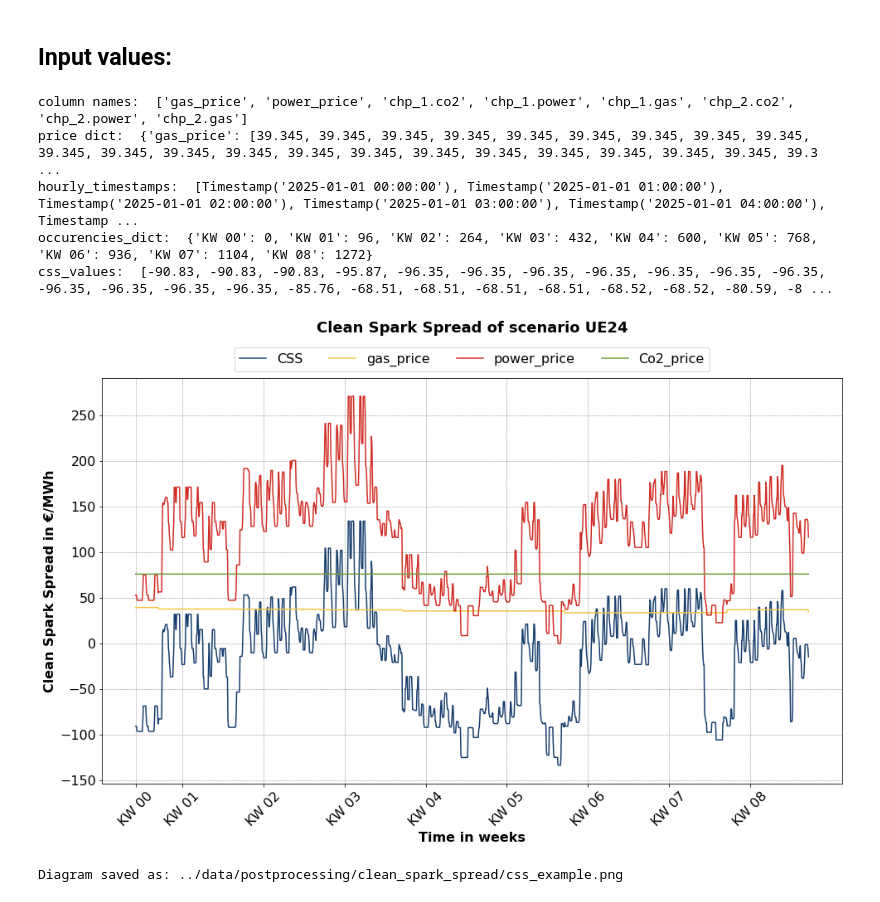
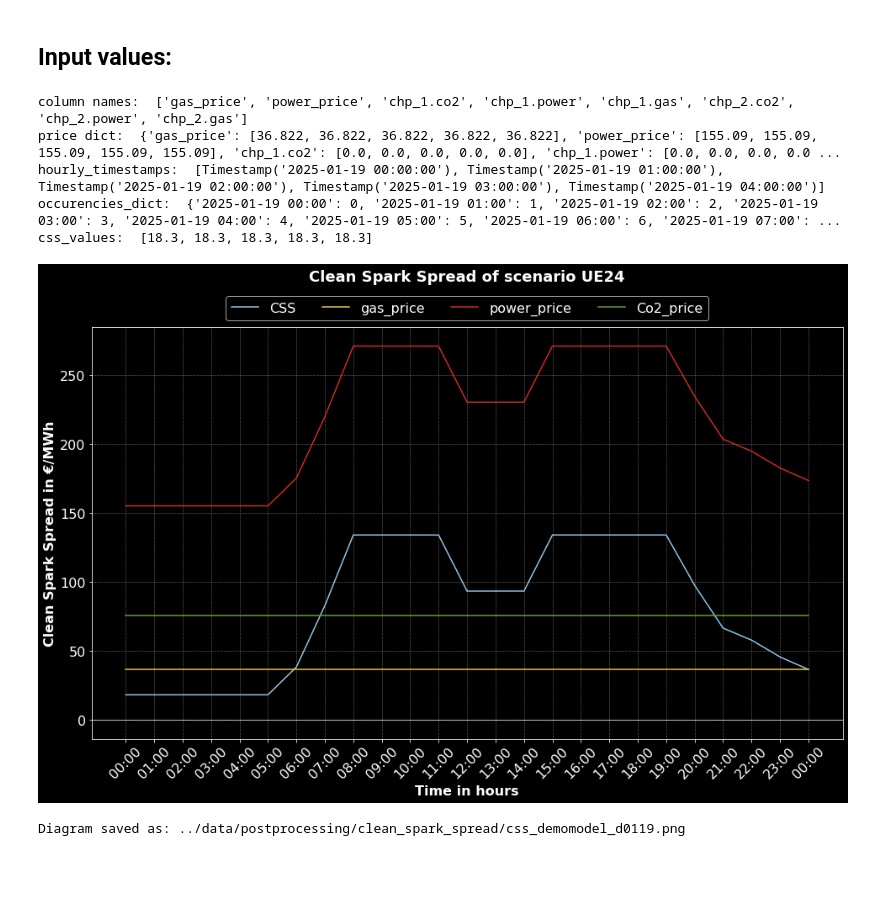
Before and after one commit to HTWK-Interconnected-Energy-Systems/BURN4H2, a Jupyter notebook: postprocessing/clean_spark_spread.ipynb, the cells around one changed output. Saved outputs shown, nothing was run; the diff lists cells and outputs as text; code cells hidden in the pictures; blank space fills up the shorter version.

```diff
--- a/postprocessing/clean_spark_spread.ipynb
+++ b/postprocessing/clean_spark_spread.ipynb
@@ -308,7 +308,7 @@ def calculate_css(
         _type_: _description_
     """
     if key_gas_price not in price_dict or key_electr_price not in price_dict:
-        raise KeyError(f"Keys {key_gas_price} oder {key_electr_price} fehlen im Dictionary")
+        raise KeyError(f"[calculate_css] Keys {key_gas_price} oder {key_electr_price} fehlen im Dictionary")
 
     # print("P_co2: ", P_co2)
     # print("eta_el: ", eta_el)
@@ -334,21 +334,24 @@ def plot_css(
     x_axis_occurencies: dict,
     title_size: str,
     fontsize: str,
-    color_of_line: tuple,
+    colors_dict: dict,
     other_cost_data: dict,
     key_gas_price: str,
     key_power_price: str,
     P_Co2: float
 ):
 
+    labels = list(colors_dict.keys())
     # plotte CSS, Gas_price, Strompreis:
-    fig, ax = plt.subplots(figsize=(16, 9), facecolor="white")
-    ax.plot(x_values, y_values, marker=None, linestyle='-', label="CSS", color=color_of_line)
-    ax.plot(x_values, other_cost_data[key_gas_price], linestyle='-', label=key_gas_price, color=(0.9607843137,0.768627451,0.262745098,1.0))
-    ax.plot(x_values, other_cost_data[key_power_price], linestyle='-', label=key_power_price, color=(0.8156862745,0.1725490196,0.1411764706,1.0))
-    # Füge die Konstante auch als Liste ein:
+    plt.style.use('dark_background') # dark Layout for slides
+    fig, ax = plt.subplots(figsize=(16, 9), facecolor="black")
+    ax.plot(x_values, y_values, marker=None, linestyle='-', label=labels[3], color=colors_dict[labels[3]])
+    ax.plot(x_values, other_cost_data[key_gas_price], linestyle='-', label=key_gas_price, color=colors_dict[key_gas_price])
+    ax.plot(x_values, other_cost_data[key_power_price], linestyle='-', label=key_power_price, color=colors_dict[key_power_price])
+
+    # given constant, needs to be integrated as list
     repeated_list = [P_Co2 for _ in range(len(x_values))]
-    ax.plot(x_values, repeated_list, linestyle='-', label='Co2_price', color=(0.4431372549, 0.6117647059,0.2352941176,1.0))
+    ax.plot(x_values, repeated_list, linestyle='-', label=labels[2], color=colors_dict[labels[2]])
 
     # Bedingung, damit mehr als 1x 0 bis 24 h angezeigt werden können.
     if granularity == 'hour':
@@ -366,6 +369,7 @@ def plot_css(
         )
 
     # Setze Titel der Achsen.
+    ax.axhline(y=0, color='white', linewidth=0.7, linestyle='-')
     ax.set_xlabel(f"Time in {granularity}s", fontsize=fontsize, fontweight='bold')
     ax.set_ylabel("Clean Spark Spread in €/MWh", fontsize=fontsize, fontweight='bold')
     ax.set_title("Clean Spark Spread of scenario UE24", fontsize=title_size, fontweight='bold', y=1.1)
@@ -414,7 +418,7 @@ def save_plot(
         output_file,
         format=format,
         dpi=dpi,
-        facecolor="white",
+        facecolor="black",
         transparent=False
         )
     plt.show()
@@ -471,51 +501,53 @@ if __name__ == "__main__":
     key_gas_price = key_gas_price,
     key_power_price = key_power_price
     )
-    print("price dict: ", price_dict)
+
+    trimmed_price_dict = {key: value[:5] for key, value in price_dict.items()}
+    print("price dict: ", trimmed_price_dict)
 
     hourly_timestamps, occurencies_dict = get_time_data_for_plot(
         time_filtered_df=df_with_time,
         granularity=granularity
     )
 
-    print("hourly_timestamps: ", hourly_timestamps)
+    print("hourly_timestamps: ", hourly_timestamps[:5])
     print("occurencies_dict: ", occurencies_dict)
 
     css_values = calculate_css(
     price_dict = price_dict,
     key_gas_price = key_gas_price,
     key_electr_price = key_power_price,
     P_co2=P_CO2,
     eta_el = ETA_EL,
     alpha = ALPHA,
     beta = BETA)
 
-    print("css_values: ", css_values)
+    print("css_values: ", css_values[:5])
 
     fig = plot_css(
     y_values = css_values,
     x_values = hourly_timestamps,
     granularity = granularity,
     x_axis_occurencies =occurencies_dict,
     title_size=title_size,
     fontsize = fontsize,
-    color_of_line = color_of_line,
+    colors_dict = colors_dict,
     other_cost_data = price_dict,
     key_gas_price = key_gas_price,
     key_power_price = key_power_price,
     P_Co2 = P_CO2
     )
 
 save_plot(
         fig=fig,
         output_path=OUTPUT_PATH,
         filename=filename
     )
 # %% [output]
 column names:  ['gas_price', 'power_price', 'chp_1.co2', 'chp_1.power', 'chp_1.gas', 'chp_2.co2', 'chp_2.power', 'chp_2.gas']
-price dict:  {'gas_price': [39.345, 39.345, 39.345, 39.345, 39.345, 39.345, 39.345, 39.345, 39.345, 39.345, 39.345, 39.345, 39.345, 39.345, 39.345, 39.345, 39.345, 39.345, 39.345, 39.345, 39.345, 39.3 ...
-hourly_timestamps:  [Timestamp('2025-01-01 00:00:00'), Timestamp('2025-01-01 01:00:00'), Timestamp('2025-01-01 02:00:00'), Timestamp('2025-01-01 03:00:00'), Timestamp('2025-01-01 04:00:00'), Timestamp ...
-occurencies_dict:  {'KW 00': 0, 'KW 01': 96, 'KW 02': 264, 'KW 03': 432, 'KW 04': 600, 'KW 05': 768, 'KW 06': 936, 'KW 07': 1104, 'KW 08': 1272}
-css_values:  [-90.83, -90.83, -90.83, -95.87, -96.35, -96.35, -96.35, -96.35, -96.35, -96.35, -96.35, -96.35, -96.35, -96.35, -96.35, -85.76, -68.51, -68.51, -68.51, -68.51, -68.52, -68.52, -80.59, -8 ...
+price dict:  {'gas_price': [36.822, 36.822, 36.822, 36.822, 36.822], 'power_price': [155.09, 155.09, 155.09, 155.09, 155.09], 'chp_1.co2': [0.0, 0.0, 0.0, 0.0, 0.0], 'chp_1.power': [0.0, 0.0, 0.0, 0.0 ...
+hourly_timestamps:  [Timestamp('2025-01-19 00:00:00'), Timestamp('2025-01-19 01:00:00'), Timestamp('2025-01-19 02:00:00'), Timestamp('2025-01-19 03:00:00'), Timestamp('2025-01-19 04:00:00')]
+occurencies_dict:  {'2025-01-19 00:00': 0, '2025-01-19 01:00': 1, '2025-01-19 02:00': 2, '2025-01-19 03:00': 3, '2025-01-19 04:00': 4, '2025-01-19 05:00': 5, '2025-01-19 06:00': 6, '2025-01-19 07:00': ...
+css_values:  [18.3, 18.3, 18.3, 18.3, 18.3]
-[figure, old version]
+[figure, new version]
-Diagram saved as: ../data/postprocessing/clean_spark_spread/css_example.png
+Diagram saved as: ../data/postprocessing/clean_spark_spread/css_demomodel_d0119.png
```
Also changed, not shown: parts of 1 cell of this notebook, 9 other files.
